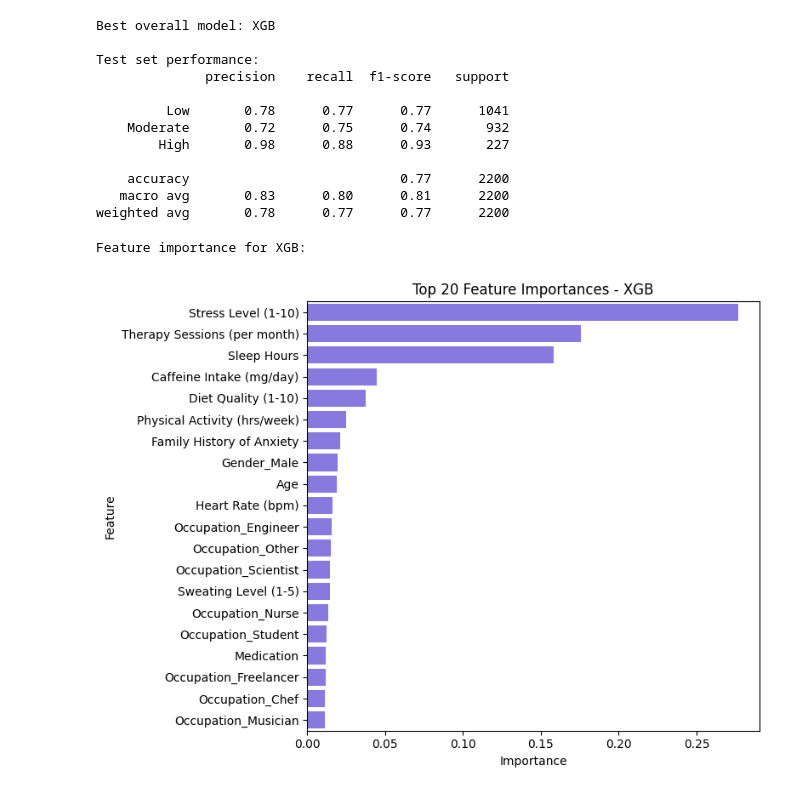
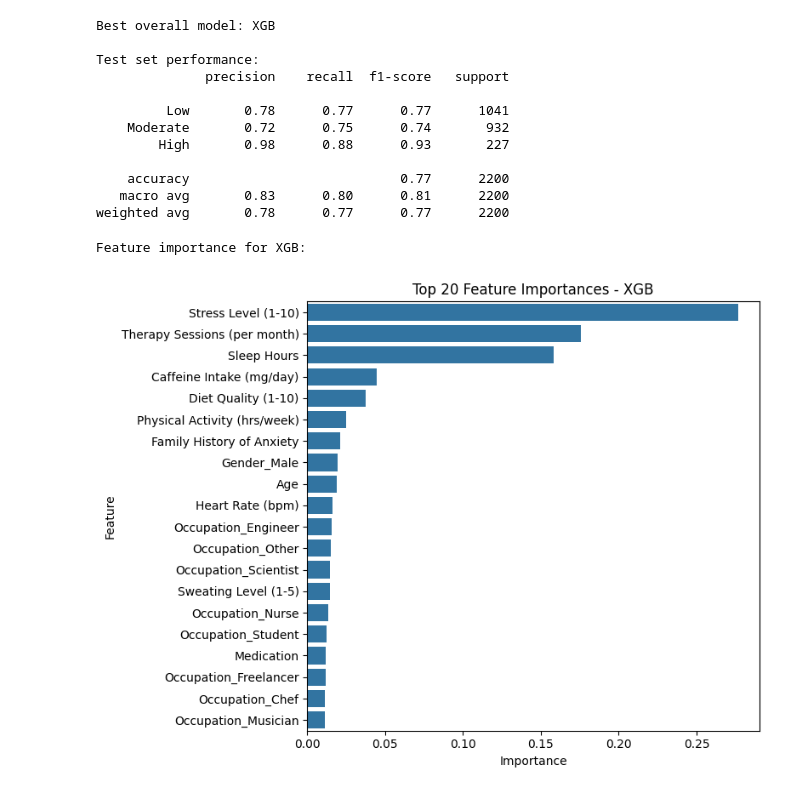
Before and after one commit to GEORGEMUTALE/DECLINE, a Jupyter notebook: model.ipynb, the cells around one changed output. Cells and saved outputs as stored; diff of their text form; code cells hidden in the pictures.

```diff
--- a/model.ipynb
+++ b/model.ipynb
@@ -202 +198,15 @@ model_names = []
+# %%
+results = {}
+
+for name in pipelines:
+    grid = GridSearchCV(
+        pipelines[name],
+        param_grids[name],
+        cv=cv,
+        scoring="f1_macro",
+        n_jobs=-1
+    )
+
+    grid.fit(X_train, y_train)
+    results[name] = grid
 # %%
@@ -275,52 +285,34 @@ Test set performance:
 weighted avg       0.78      0.77      0.77      2200
 # %%
 name = "xgb"
-grid = results[name]
+pipe = results[name].best_estimator_
 
 print(f"\nFeature importance for {name.upper()}:")
 
-pipe = grid.best_estimator_
-
-# ----------------------------
-# 1️⃣ Extract feature names after preprocessing
-# ----------------------------
 try:
-    # Works if preprocess is ColumnTransformer
     feature_names = pipe["preprocess"].get_feature_names_out()
-    # Clean names like 'num__age', 'cat__Color_Red' → 'age', 'Color_Red'
     feature_names = [f.split("__")[-1] for f in feature_names]
-except AttributeError:
-    # Fallback: use original column names (numeric-only)
+except:
     feature_names = X_train.columns.tolist()
 
-# ----------------------------
-# 2️⃣ Tree-based feature importance
-# ----------------------------
 importances = pipe["model"].feature_importances_
 
-# ----------------------------
-# 3️⃣ Ensure lengths match
-# ----------------------------
 if len(importances) != len(feature_names):
-    print(f"Warning: Mismatch in feature names and importances for {name.upper()}. Adjusting names.")
     feature_names = [f"Feature {i+1}" for i in range(len(importances))]
 
-# ----------------------------
-# 4️⃣ Prepare DataFrame and sort
-# ----------------------------
-feat_df = pd.DataFrame({"feature": feature_names, "importance": importances})
-feat_df = feat_df.sort_values(by="importance", ascending=False).head(20)  # Top 20 features
+feat_df = (
+    pd.DataFrame({"feature": feature_names, "importance": importances})
+    .sort_values("importance", ascending=False)
+    .head(20)
+)
 
-# ----------------------------
-# 5️⃣ Plot
-# ----------------------------
-plt.figure(figsize=(8,6))
-sns.barplot(x="importance", y="feature", data=feat_df, color="mediumslateblue")
+plt.figure(figsize=(8, 6))
+sns.barplot(x="importance", y="feature", data=feat_df)
 plt.title(f"Top 20 Feature Importances - {name.upper()}")
 plt.xlabel("Importance")
 plt.ylabel("Feature")
 plt.tight_layout()
 plt.show()
 # %% [output]
 Feature importance for XGB:
-[figure, old version]
+[figure, new version]
```
Also changed, not shown: parts of 6 cells of this notebook, 3 other files.
